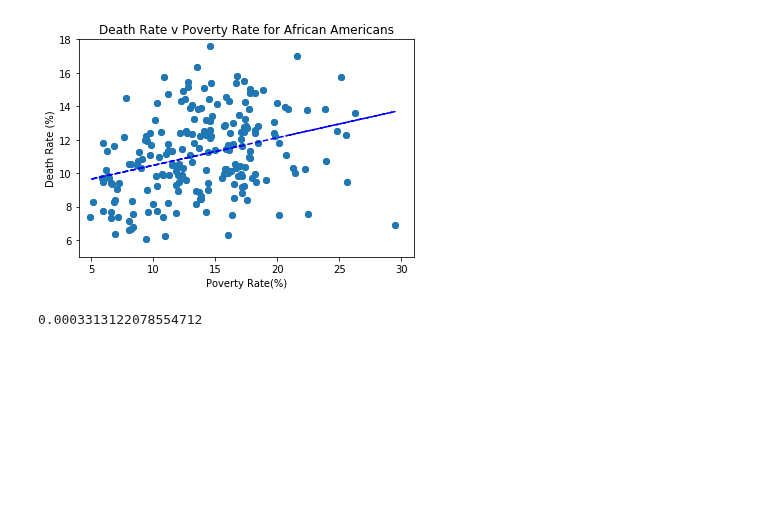
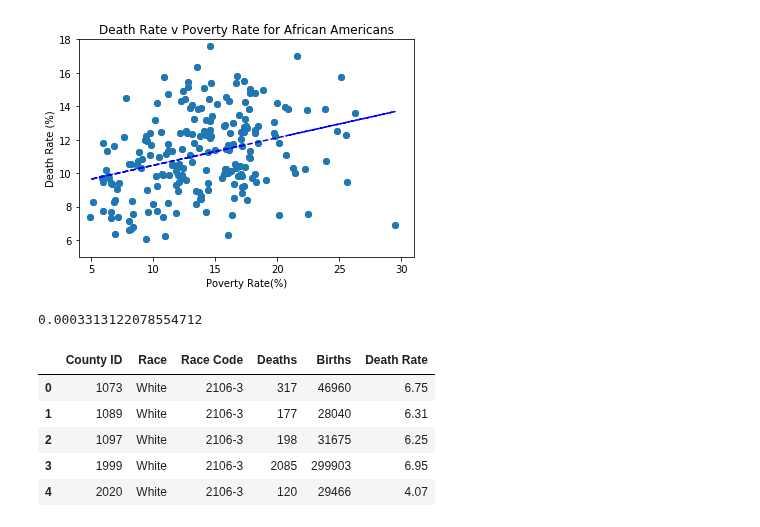
Before and after one commit to jasminajovanovic/IMR, a Jupyter notebook: Poverty.ipynb, the cells around one changed output. Saved outputs shown, nothing was run; the diff lists cells and outputs as text; code cells hidden in the pictures; blank space fills up the shorter version.

```diff
--- a/Poverty.ipynb
+++ b/Poverty.ipynb
@@ -503,0 +506,9 @@ p_value
+# %%
+white_counties.head()
+# %% [output]
+|  | County ID | Race | Race Code | Deaths | Births | Death Rate |
+| 0 | 1073 | White | 2106-3 | 317 | 46960 | 6.75 |
+| 1 | 1089 | White | 2106-3 | 177 | 28040 | 6.31 |
+| 2 | 1097 | White | 2106-3 | 198 | 31675 | 6.25 |
+| 3 | 1999 | White | 2106-3 | 2085 | 299903 | 6.95 |
+| 4 | 2020 | White | 2106-3 | 120 | 29466 | 4.07 |
```
Also changed, not shown: parts of 10 cells of this notebook, 5 other files.
